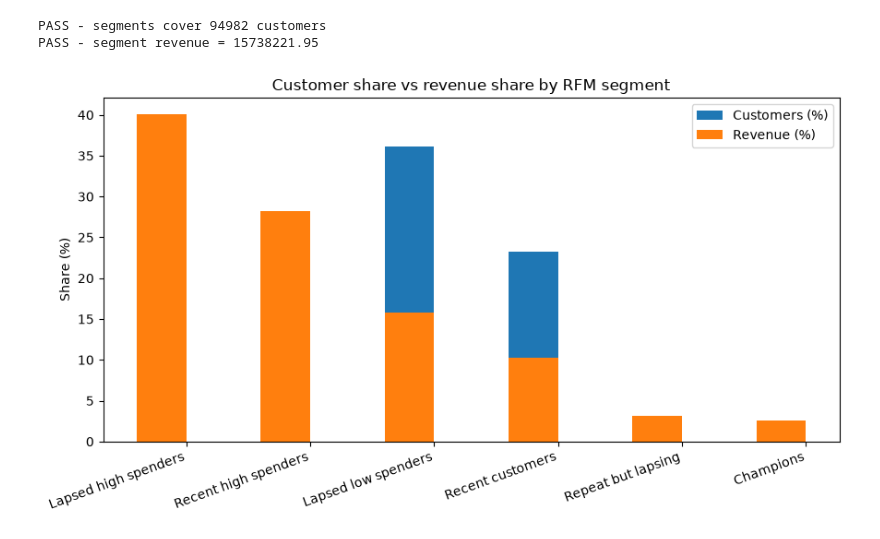
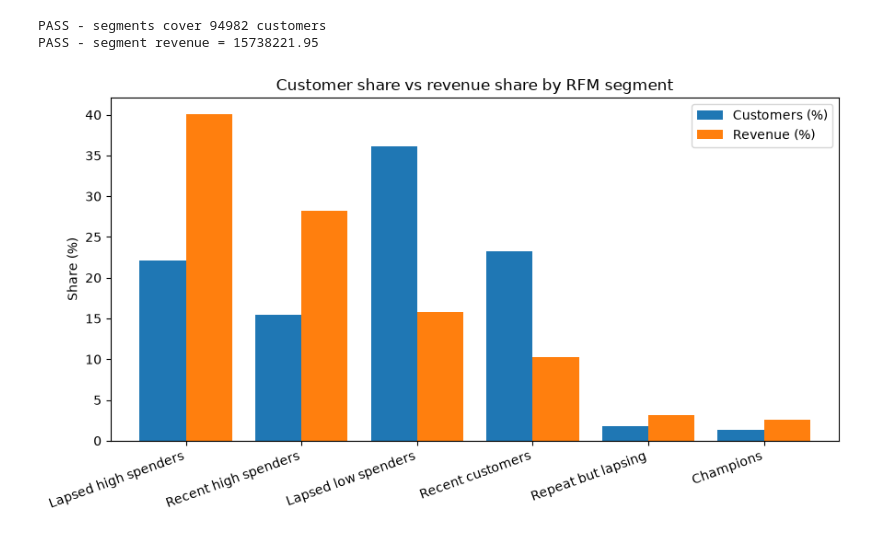
Before and after one commit to AmitKr-06/E-commerce-customer-analytics, a Jupyter notebook: notebooks/08_customer_rfm_analysis.ipynb, the cells around one changed output. Saved outputs shown, nothing was run; the diff lists cells and outputs as text; code cells hidden in the pictures.

Commit message:
Customer RFM analysis

```diff
--- a/notebooks/08_customer_rfm_analysis.ipynb
+++ b/notebooks/08_customer_rfm_analysis.ipynb
@@ -178,24 +178,19 @@ print("PASS" if round(seg["revenue"].sum(), 2) == 15738221.95 else "FAIL", "- se
 PASS - segments cover 94982 customers
 PASS - segment revenue = 15738221.95
 # %%
-# Cell 8: customer share vs revenue share by segment
+# Cell 8: customer share vs revenue share by segment (side by side)
 import matplotlib.pyplot as plt
 
-order = seg.index.tolist()
-x = np.arange(len(order))
-w = 0.4
-fig, ax = plt.subplots(figsize = (9, 5))
-ax.bar(x - w / 2, seg["customer_share_pct"], w, label = "Customers (%)")
-ax.bar(x + - w / 2, seg["revenue_share_pct"], w, label = "Revenue (%)")
-ax.set_xticks(x)
-ax.set_xticklabels(order, rotation = 20, ha = "right")
+ax = seg[["customer_share_pct", "revenue_share_pct"]].plot(kind="bar", figsize=(9, 5), width=0.8)
+ax.set_xticklabels(seg.index, rotation=20, ha="right")
+ax.set_xlabel("")
 ax.set_ylabel("Share (%)")
 ax.set_title("Customer share vs revenue share by RFM segment")
-ax.legend()
+ax.legend(["Customers (%)", "Revenue (%)"])
 plt.tight_layout()
 plt.show()
 # %% [output]
-[figure, old version]
+[figure, new version]
 # %% [markdown]
 ## RFM findings
 
```
